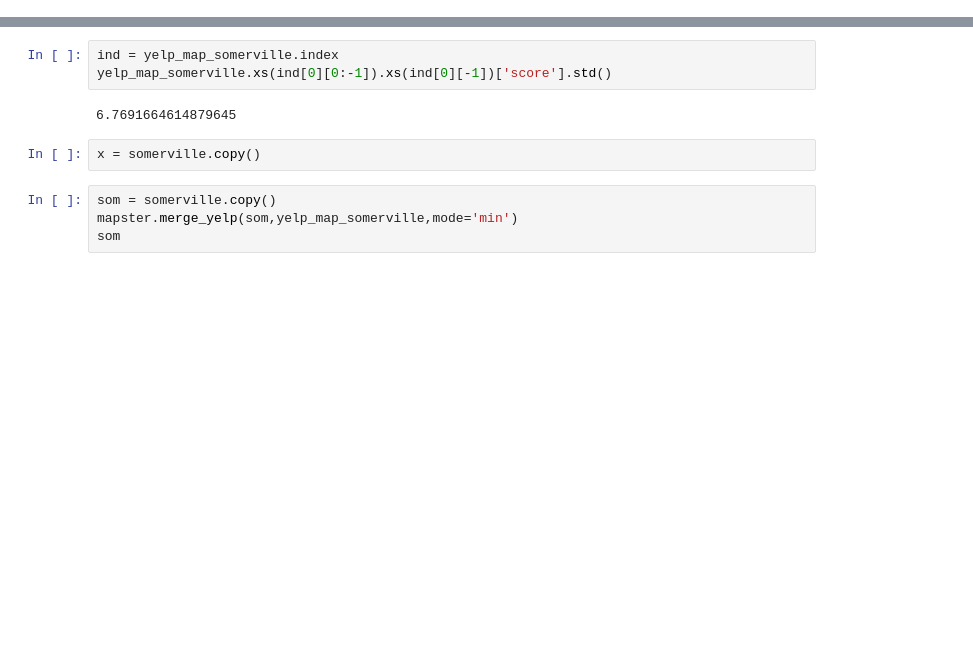
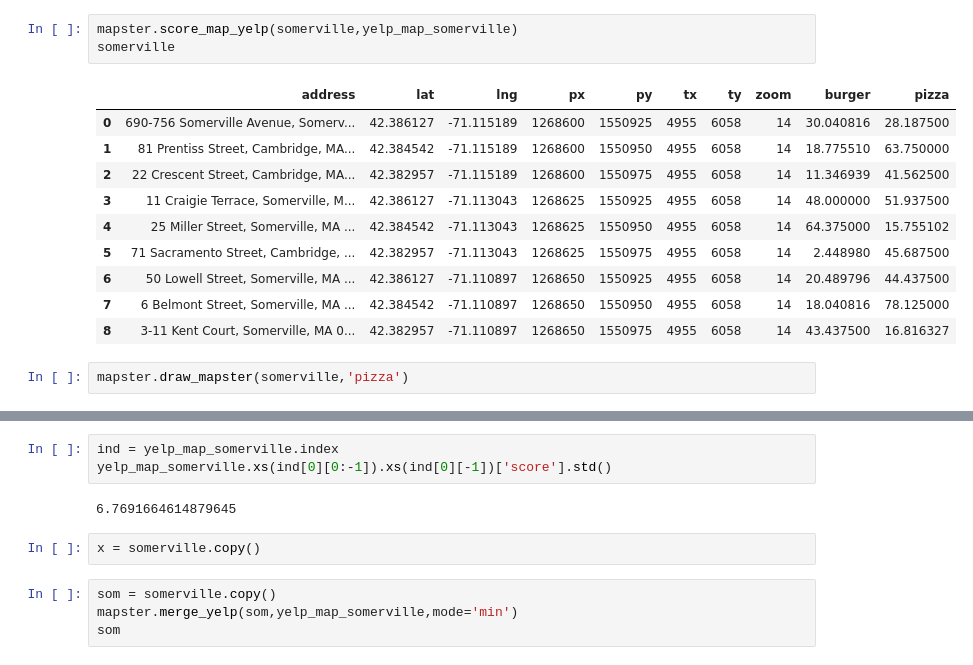
Before and after one commit to matthew-sochor-zz/mapster, a Jupyter notebook: Fixing pandas.ipynb, the cells around one changed output, grey strips where cells are left out. Cells and saved outputs as stored; diff of their text form; blank space fills up the shorter version.

```diff
--- a/Fixing pandas.ipynb
+++ b/Fixing pandas.ipynb
@@ -38,0 +65,16 @@ yelp_map_somerville = mapster.map_yelp(somerville,['pizza','burger'])
+# %%
+mapster.score_map_yelp(somerville,yelp_map_somerville)
+somerville
+# %% [output]
+|  | address | lat | lng | px | py | tx | ty | zoom | burger | pizza |
+| 0 | 690-756 Somerville Avenue, Somerv... | 42.386127 | -71.115189 | 1268600 | 1550925 | 4955 | 6058 | 14 | 30.040816 | 28.187500 |
+| 1 | 81 Prentiss Street, Cambridge, MA... | 42.384542 | -71.115189 | 1268600 | 1550950 | 4955 | 6058 | 14 | 18.775510 | 63.750000 |
+| 2 | 22 Crescent Street, Cambridge, MA... | 42.382957 | -71.115189 | 1268600 | 1550975 | 4955 | 6058 | 14 | 11.346939 | 41.562500 |
+| 3 | 11 Craigie Terrace, Somerville, M... | 42.386127 | -71.113043 | 1268625 | 1550925 | 4955 | 6058 | 14 | 48.000000 | 51.937500 |
+| 4 | 25 Miller Street, Somerville, MA ... | 42.384542 | -71.113043 | 1268625 | 1550950 | 4955 | 6058 | 14 | 64.375000 | 15.755102 |
+| 5 | 71 Sacramento Street, Cambridge, ... | 42.382957 | -71.113043 | 1268625 | 1550975 | 4955 | 6058 | 14 | 2.448980 | 45.687500 |
+| 6 | 50 Lowell Street, Somerville, MA ... | 42.386127 | -71.110897 | 1268650 | 1550925 | 4955 | 6058 | 14 | 20.489796 | 44.437500 |
+| 7 | 6 Belmont Street, Somerville, MA ... | 42.384542 | -71.110897 | 1268650 | 1550950 | 4955 | 6058 | 14 | 18.040816 | 78.125000 |
+| 8 | 3-11 Kent Court, Somerville, MA 0... | 42.382957 | -71.110897 | 1268650 | 1550975 | 4955 | 6058 | 14 | 43.437500 | 16.816327 |
+# %%
+mapster.draw_mapster(somerville,'pizza')
```
Also changed, not shown: parts of 10 cells of this notebook, 53 other files.
